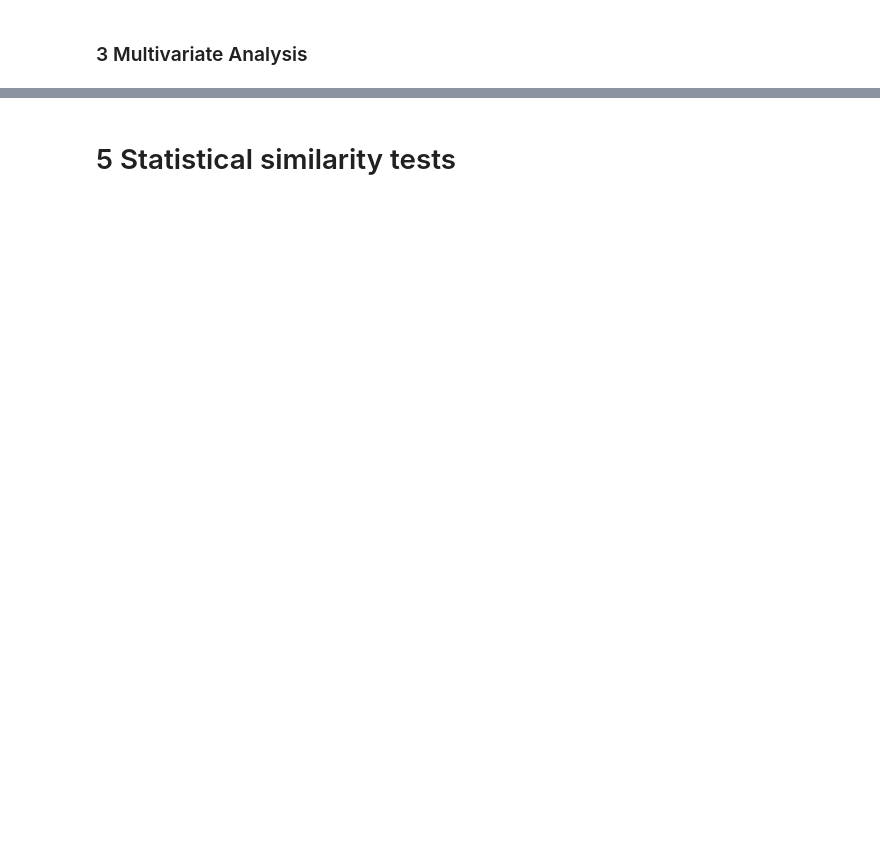
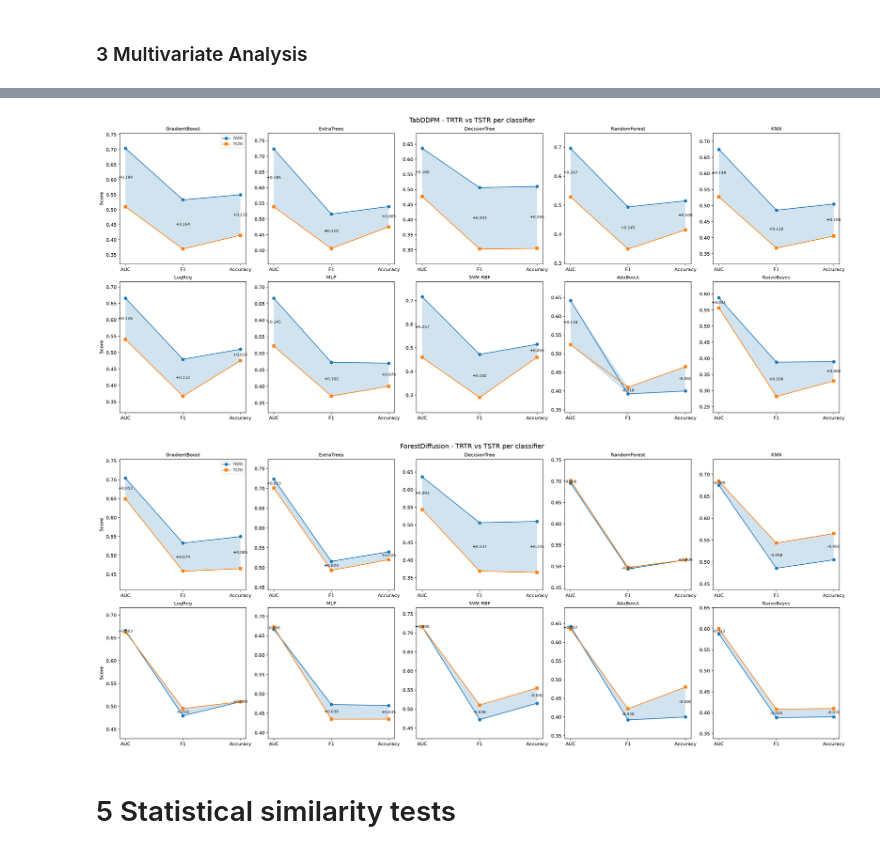
Before and after one commit to gopibattineni/SYNTH_BENCHMARK, a Jupyter notebook: Diffusion GANs/6. Winequality_diffusion.ipynb, the cells around one changed output, grey strips where cells are left out. Drawn from its saved outputs; the diff is of its cells as text; code cells hidden in the pictures; blank space fills up the shorter version.

```diff
--- a/Diffusion GANs/6. Winequality_diffusion.ipynb
+++ b/Diffusion GANs/6. Winequality_diffusion.ipynb
@@ -65,6 +76,11 @@ target_col = y.columns[0]
 
 # Replace ? with NaN
 data = data.replace("?", np.nan)
+
+# Wine quality is a multi-class classification target (scores 3-9)
+data[target_col] = pd.to_numeric(data[target_col], errors="coerce")
+data = data.dropna(subset=[target_col])
+data[target_col] = data[target_col].round().astype(int)
 
 X = data.drop(columns=[target_col])
 
@@ -86,7 +102,7 @@ train_real, test_real = train_test_split(
 # -----------------------------
 SYNTHETIC_N = 1000
 DIFFUSION_SEED = 42
-_categorical_columns = []
+_categorical_columns = [target_col]
 print("Training TabDDPM...")
 synthetic_tabddpm = train_tabddpm(
     train_real,
@@ -1163,18 +1498,14 @@ import numpy as np
 import pandas as pd
 import matplotlib.pyplot as plt
 
-def plot_trtr_vs_tstr(trtr_results, tstr_results, synth_name, metric="RMSE"):
+def plot_trtr_vs_tstr(trtr_results, tstr_results, synth_name, metric="AUC"):
     if metric not in trtr_results.columns or metric not in tstr_results.columns:
         return
     df = trtr_results[["Model", metric]].merge(
         tstr_results[["Model", metric]], on="Model", suffixes=("_TRTR", "_TSTR")
     )
-    df["Diff"] = (
-        df[f"{metric}_TSTR"] - df[f"{metric}_TRTR"]
-        if metric in ["MAE", "RMSE"]
-        else df[f"{metric}_TRTR"] - df[f"{metric}_TSTR"]
-    )
-    df = df.sort_values("Diff", ascending=False)
+    df["Drop"] = df[f"{metric}_TRTR"] - df[f"{metric}_TSTR"]
+    df = df.sort_values("Drop", ascending=False)
     x = np.arange(len(df))
     w = 0.38
     plt.figure(figsize=(12, 5))
@@ -1204,22 +1535,22 @@ for synth_name in model_order:
     print(f"{synth_name} - TSTR (Train Synthetic, Test Real)")
     display(tstr_results)
     comparison = trtr_results.merge(tstr_results, on="Model", suffixes=("_TRTR", "_TSTR"))
-    comparison["RMSE_Diff"] = comparison["RMSE_TSTR"] - comparison["RMSE_TRTR"]
-    comparison["MAE_Diff"] = comparison["MAE_TSTR"] - comparison["MAE_TRTR"]
-    comparison["R2_Drop"] = comparison["R2_TRTR"] - comparison["R2_TSTR"]
+    comparison["AUC_Drop"] = comparison["AUC_TRTR"] - comparison["AUC_TSTR"]
+    comparison["F1_Drop"] = comparison["F1_TRTR"] - comparison["F1_TSTR"]
+    comparison["Accuracy_Drop"] = comparison["Accuracy_TRTR"] - comparison["Accuracy_TSTR"]
     comparison["Synthetic_Model"] = synth_name
     print(f"{synth_name} - TRTR vs TSTR Comparison")
     display(comparison)
     print("=" * 70)
     all_comp.append(comparison)
-    for metric in ["RMSE", "MAE", "R2"]:
+    for metric in ["AUC", "F1", "Accuracy"]:
         plot_trtr_vs_tstr(trtr_results, tstr_results, synth_name, metric)
 
 combined_comparison = pd.concat(all_comp, ignore_index=True)
 summary = (
-    combined_comparison.groupby("Synthetic_Model", as_index=False)["RMSE_Diff"]
+    combined_comparison.groupby("Synthetic_Model", as_index=False)["AUC_Drop"]
     .mean()
-    .sort_values("RMSE_Diff")
+    .sort_values("AUC_Drop")
 )
-print("Average RMSE increase by synthetic generator (lower is better):")
+print("Average AUC drop by synthetic generator (lower is better):")
 display(summary)
@@ -1228,14 +1614,10 @@ import numpy as np
 import matplotlib.pyplot as plt
 
 def _metric_delta(metric, trtr_val, tstr_val):
-    if metric in ("RMSE", "MAE"):
-        return tstr_val - trtr_val
-    if metric == "R2":
-        return trtr_val - tstr_val
     return trtr_val - tstr_val
 
 def plot_grid_line_metrics_with_gap(trtr_results, tstr_results, generator_name, ncols=5):
-    metrics = [m for m in ["RMSE", "MAE", "R2"] if m in trtr_results.columns and m in tstr_results.columns]
+    metrics = [m for m in ["AUC", "F1", "Accuracy"] if m in trtr_results.columns and m in tstr_results.columns]
     if not metrics:
         print(f"No common metrics found for {generator_name}.")
         return
@@ -1267,34 +1649,37 @@ def plot_grid_line_metrics_with_gap(trtr_results, tstr_results, generator_name,
 
         for xi, ai, bi, di in zip(x, a, b, deltas):
             ax.text(xi, (ai + bi) / 2, f"{di:+.3f}", ha="center", va="center", fontsize=8)
 
         ax.set_title(model_name, fontsize=10)
         ax.set_xticks(x)
         ax.set_xticklabels(metrics)
         if i % ncols == 0:
             ax.set_ylabel("Score")
         if i == 0:
             ax.legend(fontsize=8, loc="best")
 
     for j in range(n, len(axes)):
         axes[j].axis("off")
 
-    fig.suptitle(f"{generator_name} - TRTR vs TSTR per regressor", fontsize=14)
+    fig.suptitle(f"{generator_name} - TRTR vs TSTR per classifier", fontsize=14)
     plt.show()
 
 label_col = "quality"
 model_order = ["TabDDPM", "ForestDiffusion"]
 trtr_results = evaluate_models(train_df=data, test_df=data, label_col=label_col, models=models)
 for synth_name in model_order:
     synth_df = synthetic_outputs[synth_name].copy()
     _common = [c for c in data.columns if c in synth_df.columns]
     tstr_results = evaluate_models(
         train_df=synth_df[_common],
         test_df=data,
         label_col=label_col,
         models=models,
     )
     plot_grid_line_metrics_with_gap(trtr_results, tstr_results, generator_name=synth_name, ncols=5)
+# %% [output]
+[figure, added]
+[figure, added]
 # %% [markdown]
 # 5 Statistical similarity tests
 # %%
```
Also changed, not shown: parts of 43 cells of this notebook, 8 other files.
